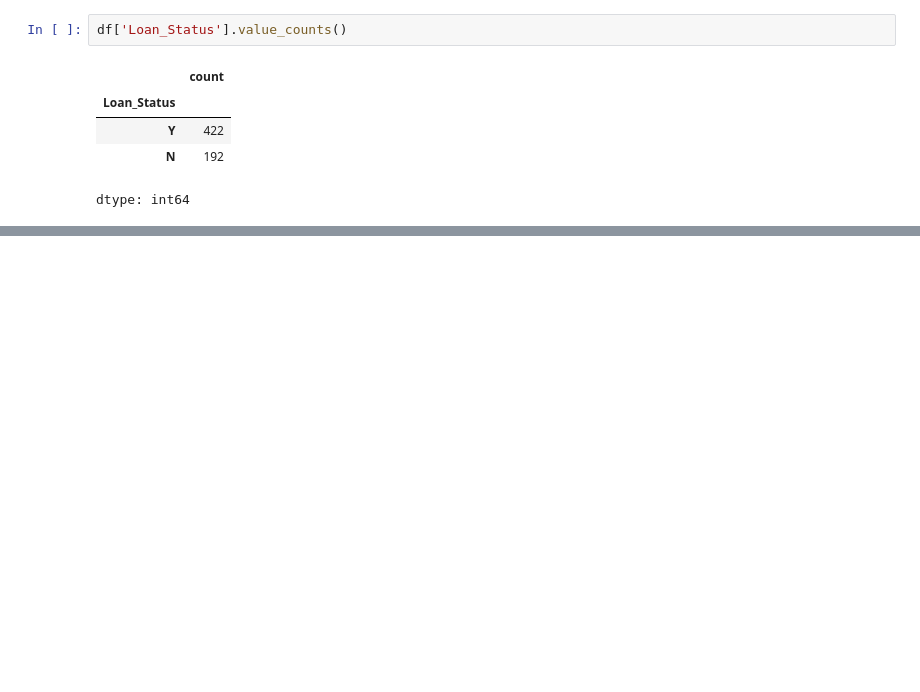
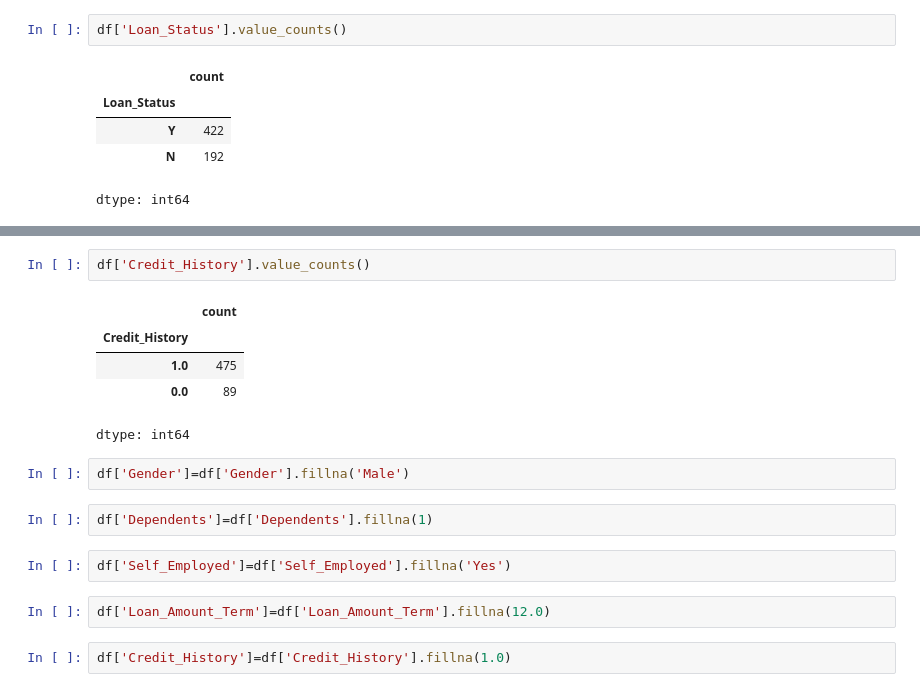
Before and after one commit to AparnaRakhonde/ML_Project, a Jupyter notebook: ML.ipynb, the cells around one changed output, grey strips where cells are left out. Drawn from its saved outputs; the diff is of its cells as text; blank space fills up the shorter version.

```diff
--- a/ML.ipynb
+++ b/ML.ipynb
@@ -169,0 +186,18 @@ dtype: int64
+# %%
+df['Credit_History'].value_counts()
+# %% [output]
+|  | count |
+| Credit_History |  |
+| 1.0 | 475 |
+| 0.0 | 89 |
+dtype: int64
+# %%
+df['Gender']=df['Gender'].fillna('Male')
+# %%
+df['Dependents']=df['Dependents'].fillna(1)
+# %%
+df['Self_Employed']=df['Self_Employed'].fillna('Yes')
+# %%
+df['Loan_Amount_Term']=df['Loan_Amount_Term'].fillna(12.0)
+# %%
+df['Credit_History']=df['Credit_History'].fillna(1.0)
```
Also changed, not shown: parts of 1 cell of this notebook.
